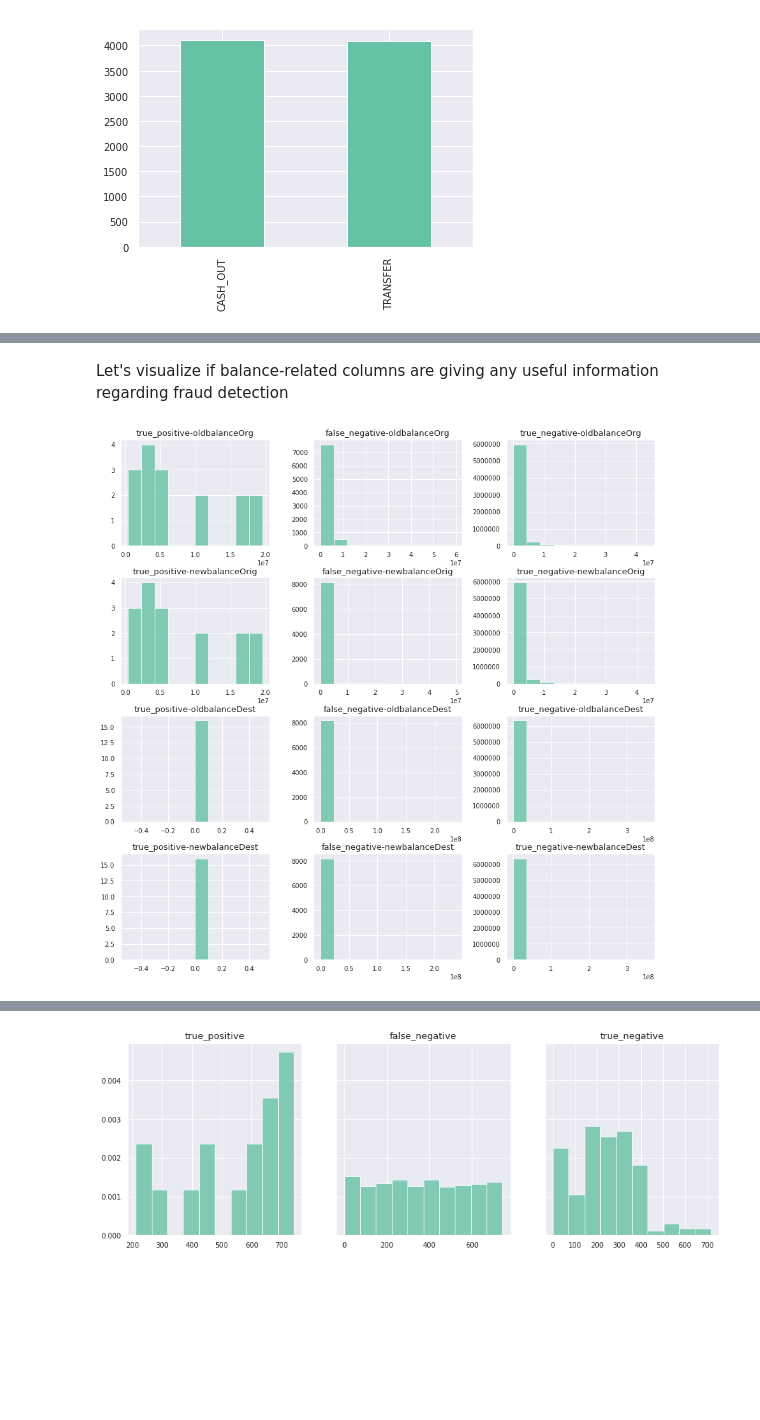
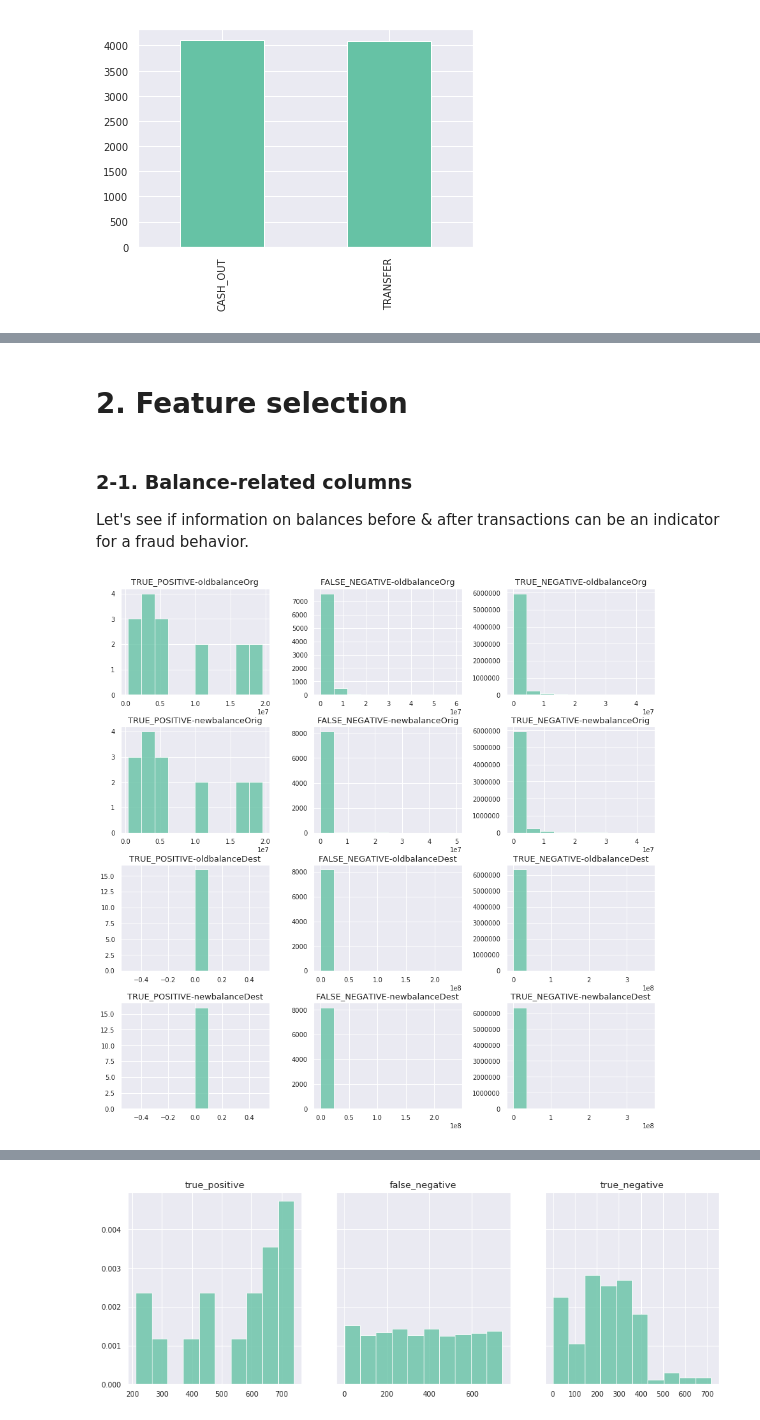
Before and after one commit to soyhyoj/CodeOp1-DA1-FraudDetectionPaysim, a Jupyter notebook: notebooks/EDA-merged.ipynb, the cells around one changed output, grey strips where cells are left out. Cells and saved outputs as stored; diff of their text form; code cells hidden in the pictures; blank space fills up the shorter version.

```diff
--- a/notebooks/EDA-merged.ipynb
+++ b/notebooks/EDA-merged.ipynb
@@ -262,26 +269,30 @@ paysim_new.head()
 | 2 | 1 | TRANSFER | 181.00 | C1305486145 | 181.0 | 0.00 | C553264065 | 0.0 | ... |
 | 3 | 1 | CASH_OUT | 181.00 | C840083671 | 181.0 | 0.00 | C38997010 | 21182.0 | ... |
 | 4 | 1 | PAYMENT | 11668.14 | C2048537720 | 41554.0 | 29885.86 | M1230701703 | 0.0 | ... |
-# %% [markdown]
-Let's visualize if balance-related columns are giving any useful information regarding fraud detection
+# %% [markdown]
+# 2. Feature selection
+# %% [markdown]
+### 2-1. Balance-related columns
+
+Let's see if information on balances before & after transactions can be an indicator for a fraud behavior.
 # %%
 df_list = [true_positive, false_negative, true_negative]
 df_names = ['true_positive', 'false_negative', 'true_negative']
 balances = ['oldbalanceOrg', 'newbalanceOrig', 'oldbalanceDest', 'newbalanceDest']
 # %%
 # Let's compare balance of customer and recipient before & after transaction
-# TP vs. FP vs. TN
+# (TP vs. FN vs. TN)
 
 fig, ax = plt.subplots(4, 3, figsize=(15,15))
 plt.subplots_adjust(hspace=.3, wspace=.3)
 
 for i, df in enumerate(df_list):
     for j, balance in enumerate(balances):
         g=df[balance].hist(alpha=.8, ax=ax[j, i%3])
-        g.set_title(df_names[i]+'-'+balances[j])
+        g.set_title(df_names[i].upper()+'-'+balances[j])
 
 plt.show()
 # %% [output]
-[figure, old version]
+[figure, new version]
 # %% [markdown]
 Note:<br>
```
Also changed, not shown: parts of 20 cells of this notebook, 1 other file.
